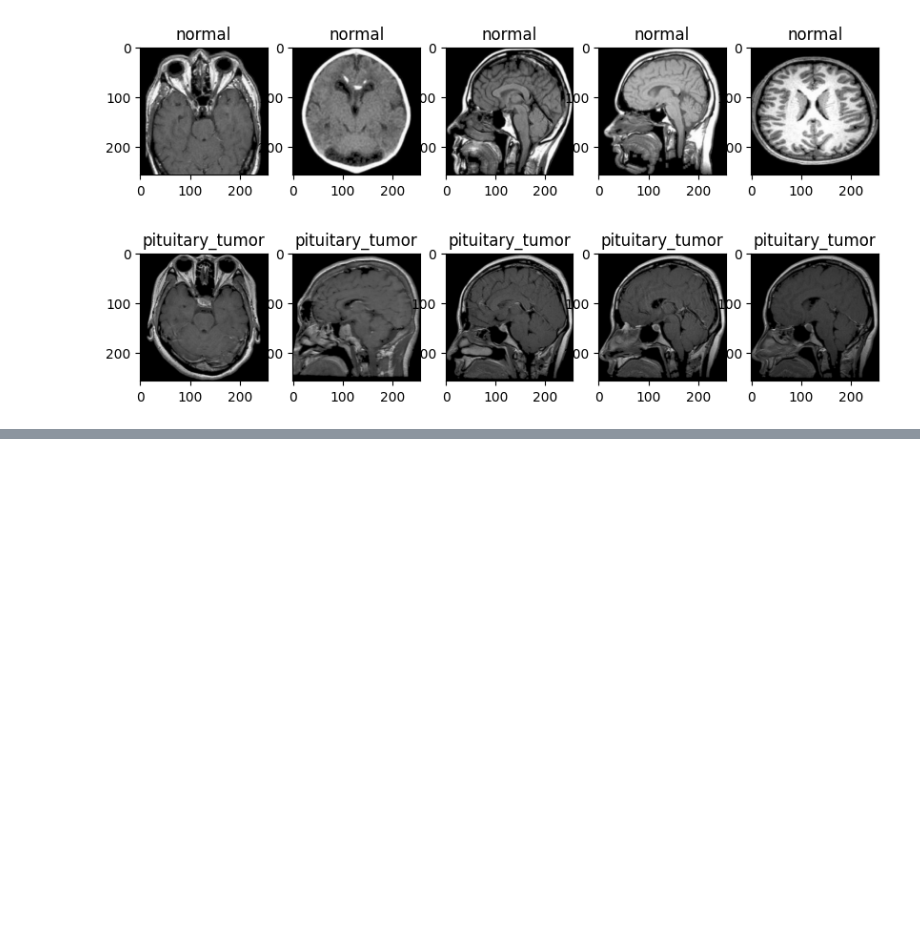
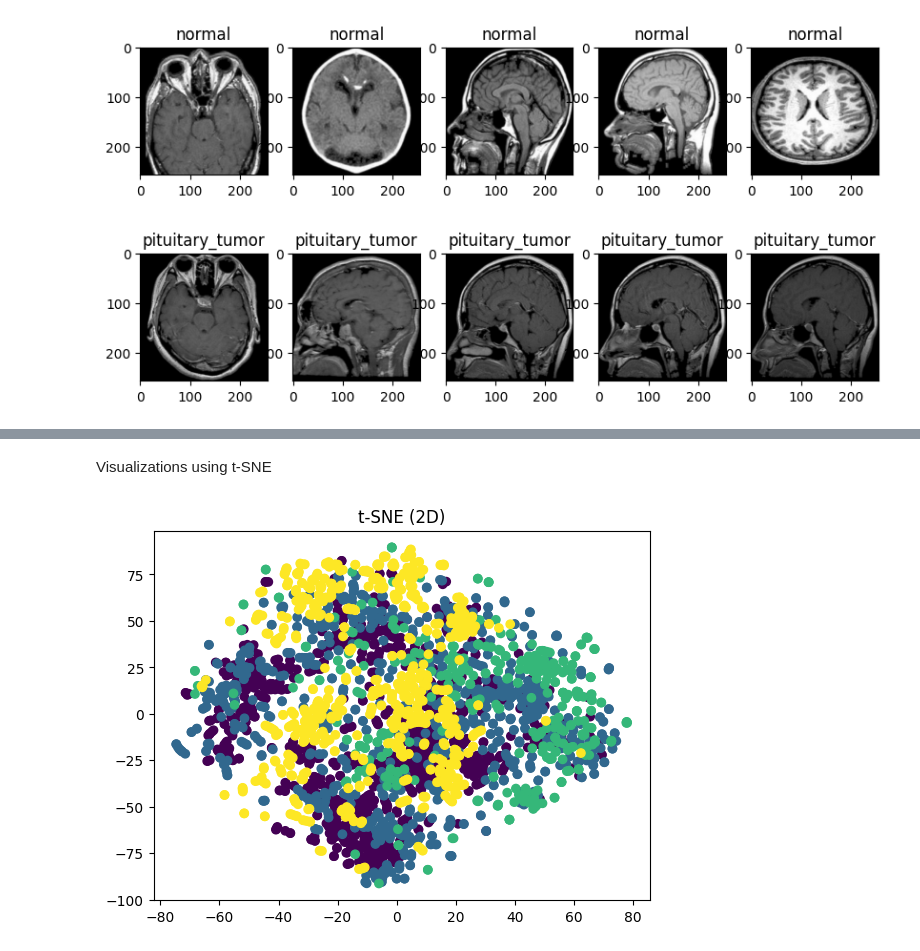
Before and after one commit to Obrin24/DeepLearning_Final_Project, a Jupyter notebook: DL_notebooks/visualize_data.ipynb, the cells around one changed output, grey strips where cells are left out. Drawn from its saved outputs; the diff is of its cells as text; code cells hidden in the pictures; blank space fills up the shorter version.

```diff
--- a/DL_notebooks/visualize_data.ipynb
+++ b/DL_notebooks/visualize_data.ipynb
@@ -144,0 +165,6 @@ for each in directory:
+# %% [markdown]
+Visualizations using t-SNE
+# %%
+plot_tsne_images(images,labels,2)
+# %% [output]
+[figure, added]
```
Also changed, not shown: parts of 8 cells of this notebook, 4 other files.
